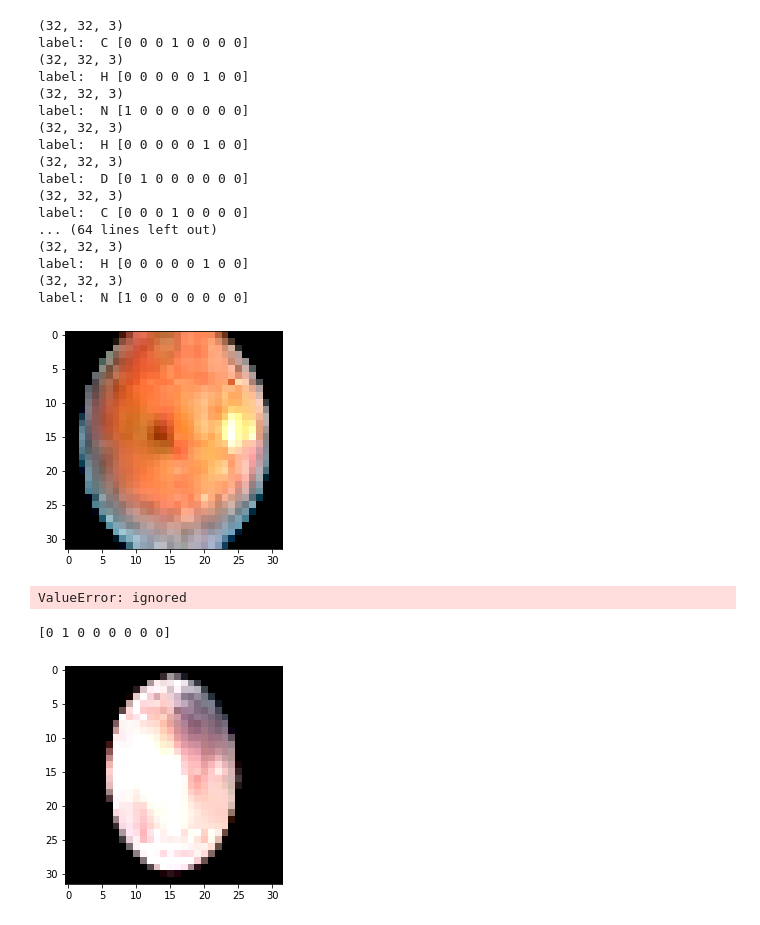
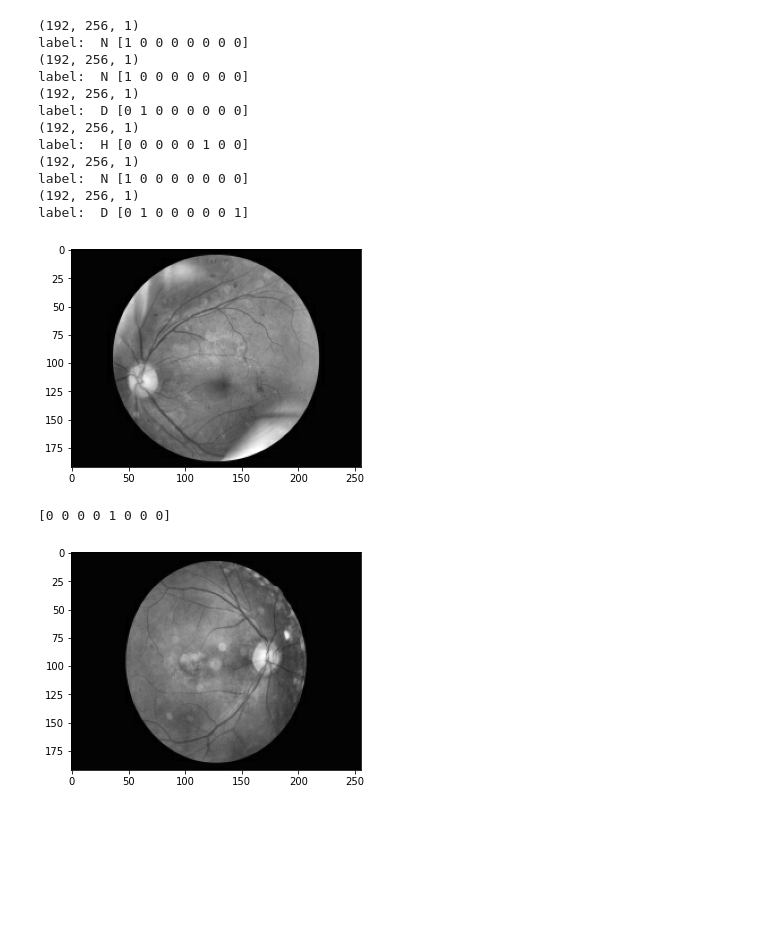
Before and after one commit to GrzegorzMeller/AlgorithmsForMassiveData, a Jupyter notebook: OCULAR_DISEASE_RECOGNITION.ipynb, the cells around one changed output. Cells and saved outputs as stored; diff of their text form; code cells hidden in the pictures; blank space fills up the shorter version.

```diff
--- a/OCULAR_DISEASE_RECOGNITION.ipynb
+++ b/OCULAR_DISEASE_RECOGNITION.ipynb
@@ -149,3 +16,18 @@ for element in list_of_random_items:
+# %%
+import tensorflow as tf
+import pandas as pd
+import os
+from PIL import Image
+import matplotlib.pyplot as plt
+import IPython.display as display
+import numpy as np
+import glob
+import random
+
+BATCH_SIZE = 32
+IMG_HEIGHT = 192
+IMG_WIDTH = 256
+CLASS_NAMES = ['N', 'D', 'G', 'C', 'A', 'H', 'M', 'O']
 # %%
 train_N_ds = tf.data.Dataset.list_files("ODIR-5K/Training Images/*N.jpg").repeat()
 train_D_ds = tf.data.Dataset.list_files("ODIR-5K/Training Images/*D.jpg").repeat()
@@ -195,3 +77,6 @@ b'ODIR-5K/Training Images/4199_right-H.jpg'
+# %%
+resampled1_ds =  tf.data.Dataset.list_files("ODIR-5K/Training Images/*.jpg")
+test_ds = tf.data.Dataset.list_files("ODIR-5K/Validation_Images/*.jpg")
 # %%
 def get_label(name):
   parts = tf.strings.split(name, sep="-")
@@ -225,8 +110,8 @@ def get_name(file_path):
   return parts[-1]
 
 def decode_img(img):
-  img = tf.image.decode_jpeg(img, channels=3)
-  img = tf.image.adjust_contrast(img, 3)
+  img = tf.image.decode_jpeg(img, channels=1)
+  #img = tf.image.adjust_contrast(img, 3)
   img = tf.image.convert_image_dtype(img, tf.float32)
   img = tf.image.resize_with_pad(img, IMG_HEIGHT, IMG_WIDTH, method='bilinear', antialias=False)
   return img
@@ -244,38 +129,24 @@ AUTOTUNE = tf.data.experimental.AUTOTUNE
 resampled_named_ds = resampled1_ds.map(process_path, num_parallel_calls=AUTOTUNE)
 test_named_ds = test_ds.map(process_path, num_parallel_calls=AUTOTUNE)
 # %%
-for image, label in resampled_named_ds.take(40):
+for image, label in resampled_named_ds.take(6):
   print(image.shape)
-  plt.imshow(image.numpy())
+  plt.imshow(np.reshape(image.numpy(),(192, 256)), cmap='gray')
   print('label: ', CLASS_NAMES[np.nonzero(label.numpy()==1)[0][0]], label.numpy())
 # %% [output]
-(32, 32, 3)
-label:  C [0 0 0 1 0 0 0 0]
-(32, 32, 3)
+(192, 256, 1)
+label:  N [1 0 0 0 0 0 0 0]
+(192, 256, 1)
+label:  N [1 0 0 0 0 0 0 0]
+(192, 256, 1)
+label:  D [0 1 0 0 0 0 0 0]
+(192, 256, 1)
 label:  H [0 0 0 0 0 1 0 0]
-(32, 32, 3)
+(192, 256, 1)
 label:  N [1 0 0 0 0 0 0 0]
-(32, 32, 3)
-label:  H [0 0 0 0 0 1 0 0]
-(32, 32, 3)
-label:  D [0 1 0 0 0 0 0 0]
-(32, 32, 3)
-label:  C [0 0 0 1 0 0 0 0]
-... (64 lines left out)
-(32, 32, 3)
-label:  H [0 0 0 0 0 1 0 0]
-(32, 32, 3)
-label:  N [1 0 0 0 0 0 0 0]
+(192, 256, 1)
+label:  D [0 1 0 0 0 0 0 1]
-[figure, old version]
+[figure, new version]
-# %%
-pom = []
-for image, labels in resampled_named_ds.take(9000):
-  pom.append(labels.numpy())
-uni = np.unique(pom)
-for element in uni:
-  print(str(element)+" : "+str(pom.count(element)))
-# %% [output]
-ValueError: ignored
 # %%
 def randomly_augment(image,label):
   image = tf.image.random_flip_left_right(image)
@@ -311,12 +182,12 @@ final_test_ds = prepare_for_testing(test_named_ds,cache=True,shuffle_buffer_size
 for example in final_train_ds.take(1):
   image, label = example
   break
-im, lab = image[14], label[14]
-plt.imshow(im)
+im, lab = image[13], label[13]
+plt.imshow(np.reshape(im.numpy(),(192, 256)), cmap='gray')
 print(lab.numpy())
 # %% [output]
-[0 1 0 0 0 0 0 0]
+[0 0 0 0 1 0 0 0]
-[figure, old version]
+[figure, new version]
 # %%
 model_cnn = tf.keras.Sequential([
 
```
Also changed, not shown: parts of 14 cells of this notebook.
